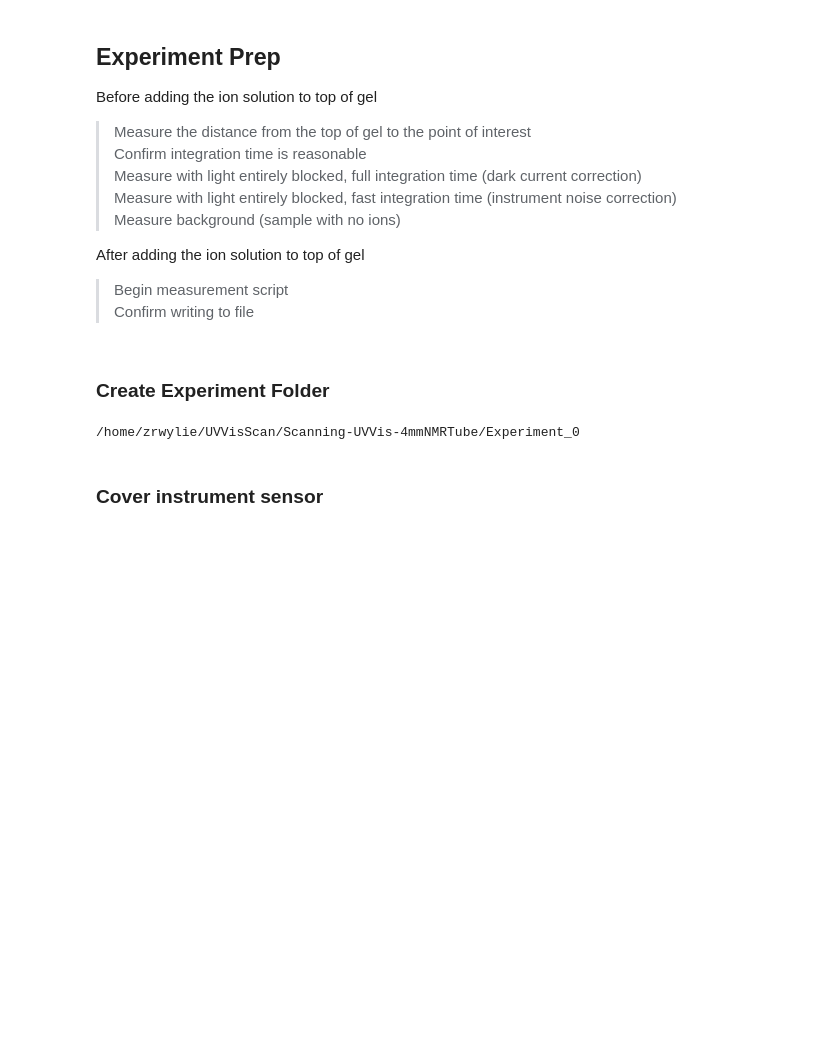
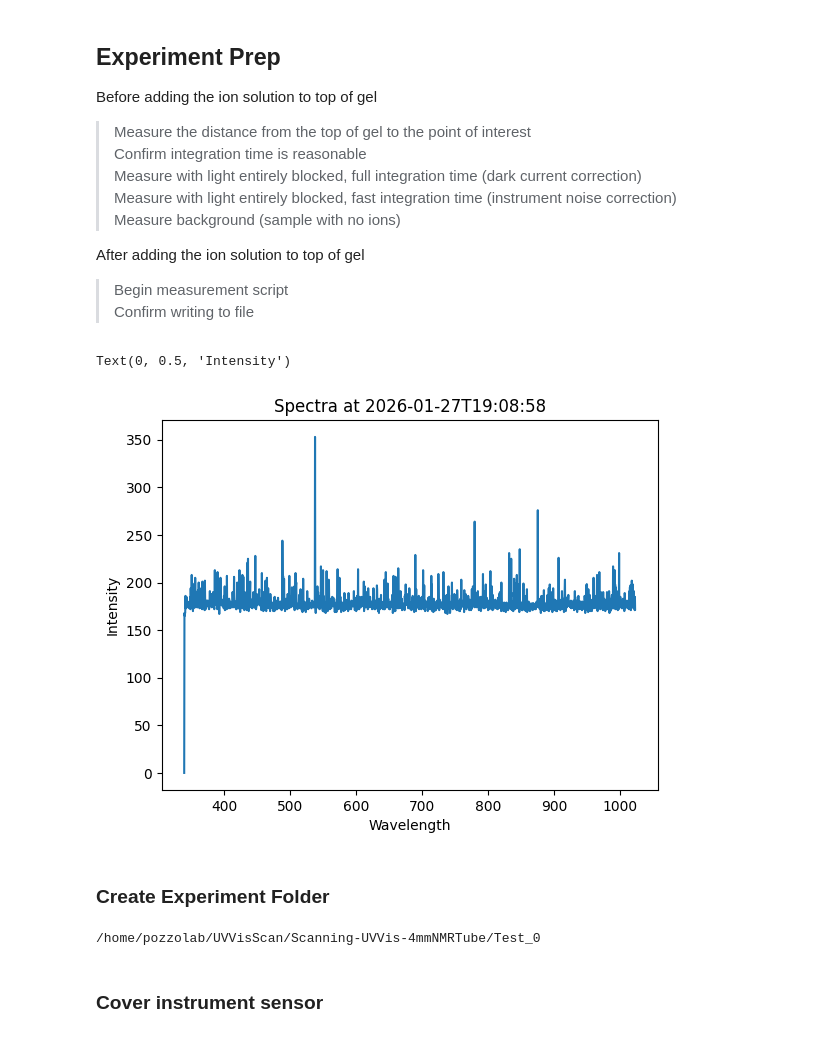
Before and after one commit to zrwylie/Scanning-UVVis-4mmNMRTube, a Jupyter notebook: UVVis-Scanner.ipynb, the cells around one changed output. Cells and saved outputs as stored; diff of their text form; code cells hidden in the pictures; blank space fills up the shorter version.

Commit message:
Bug fixes on spectra taking, added plotting

```diff
--- a/UVVis-Scanner.ipynb
+++ b/UVVis-Scanner.ipynb
@@ -247,30 +281,33 @@ After adding the ion solution to top of gel
 # %%
 # Experiment Prep
 # Test Spectra for integration time
 dist = 5 #mm from top of gel
-int_time_s = 10 #seconds
+int_time_s = 1 #seconds
 
 int_time = np.multiply(int_time_s, 1E6) #microseconds
 
 #Take spectra
 spectra = get_spectra(int_time)
-time = get_time().split('.')[0]
+timestamp = get_time().split('.')[0]
 
 data = {'Wavelength':spectra[0], 'Intensity':spectra[1]}
 spectra = pd.DataFrame(data)
 plt.plot(spectra['Wavelength'], spectra['Intensity'])
-plt.title(f'Spectra at {time}')
+plt.title(f'Spectra at {timestamp}')
 plt.xlabel('Wavelength')
 plt.ylabel('Intensity')
+# %% [output]
+Text(0, 0.5, 'Intensity')
+[figure, added]
 # %% [markdown]
 ### Create Experiment Folder
 # %%
-Experiment_Name = 'Experiment_0'
+Experiment_Name = 'Test_0'
 Exp_folder_path = Path(os.getcwd() + '/' + Experiment_Name)
 print(Exp_folder_path)
 Exp_folder_path.mkdir(parents=True, exist_ok=True)
 # %% [output]
-/home/zrwylie/UVVisScan/Scanning-UVVis-4mmNMRTube/Experiment_0
+/home/pozzolab/UVVisScan/Scanning-UVVis-4mmNMRTube/Test_0
 # %% [markdown]
 ### Cover instrument sensor
 # %%
```
Also changed, not shown: parts of 9 cells of this notebook, 1 other file.
